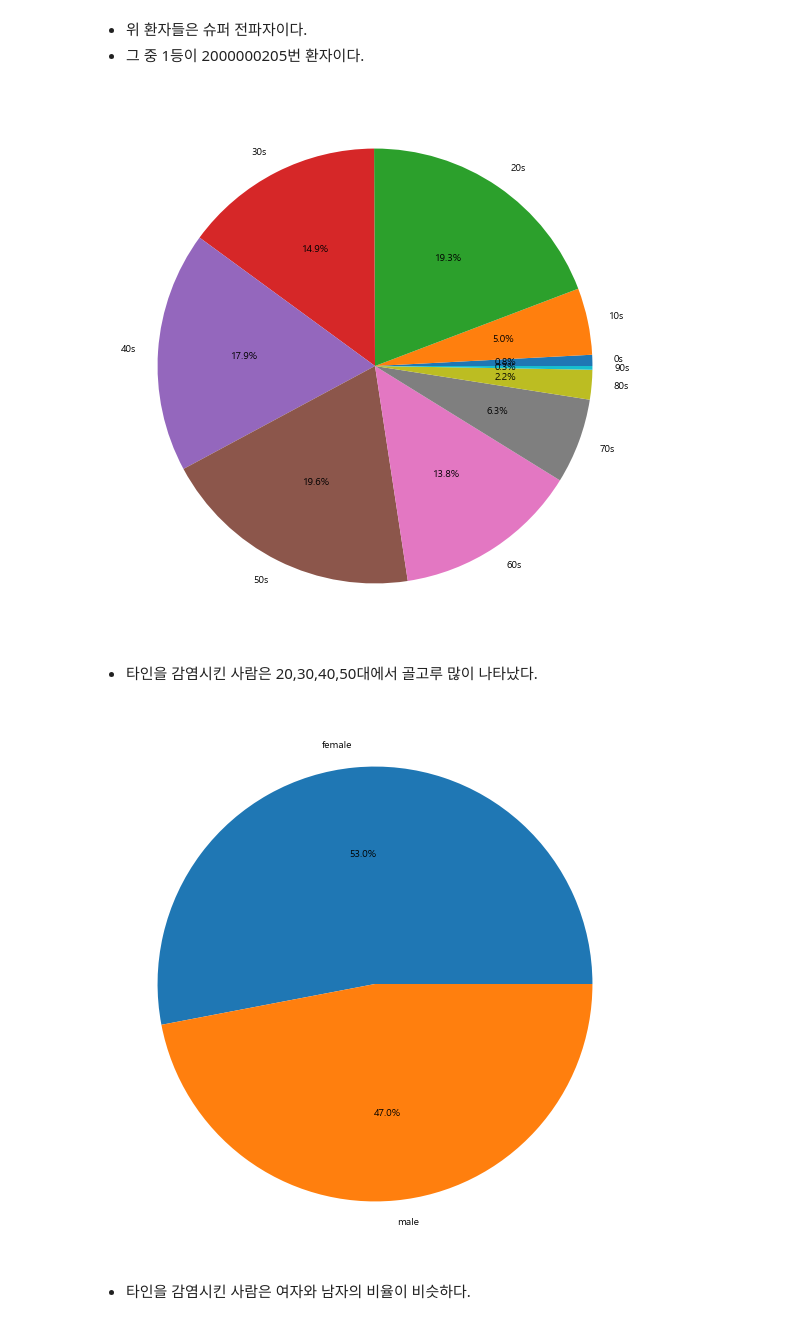
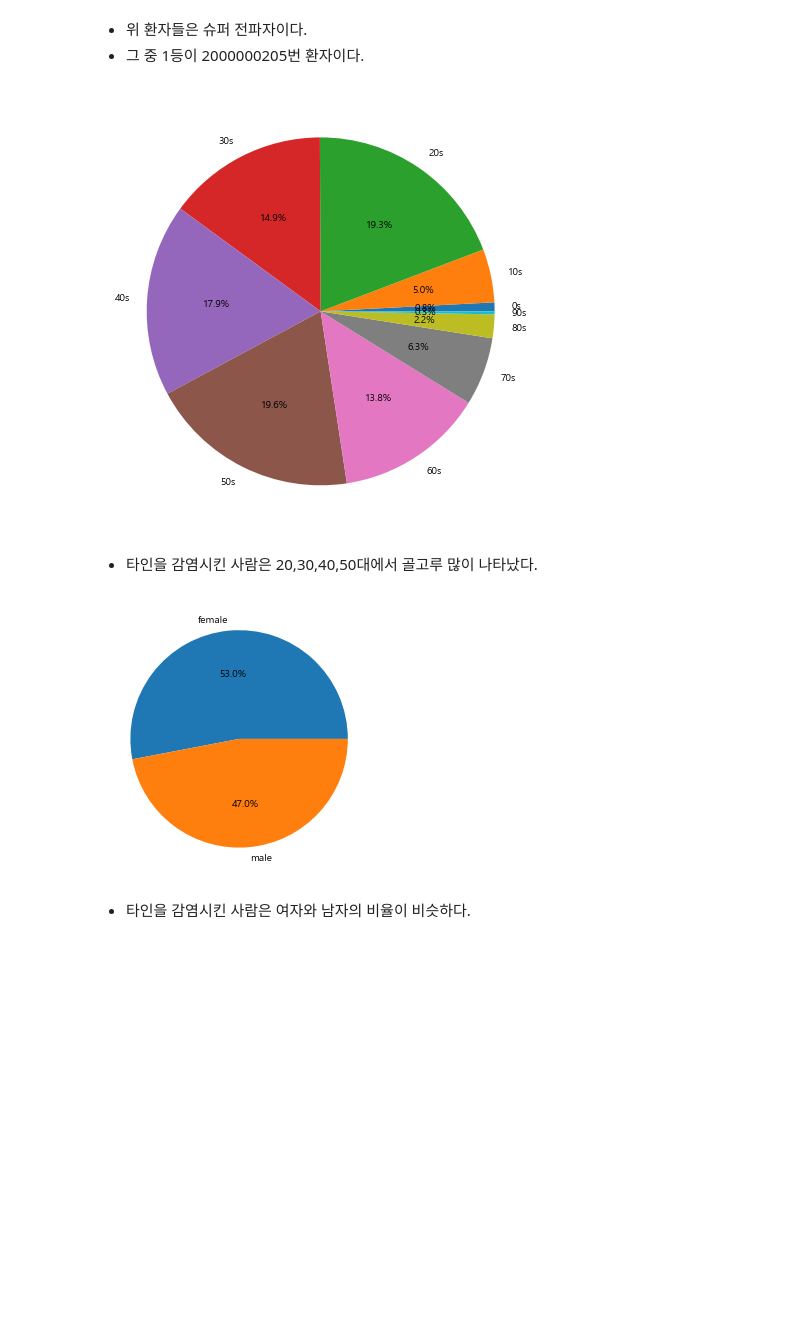
Before and after one commit to inuinseoul/2020teammate, a Jupyter notebook: 데이터 시각화 프로젝트/박인우/corona_inu2.ipynb, the cells around one changed output. Drawn from its saved outputs; the diff is of its cells as text; code cells hidden in the pictures; blank space fills up the shorter version.

```diff
--- a/데이터 시각화 프로젝트/박인우/corona_inu2.ipynb
+++ b/데이터 시각화 프로젝트/박인우/corona_inu2.ipynb
@@ -63,21 +63,21 @@ for i in range(1,len(spreader_list)):
 spreader_age = spreader_df.groupby('age').patient_id.count()
 spreader_sex = spreader_df.groupby('sex').patient_id.count()
 
-plt.figure(figsize=(10, 10))
+plt.figure(figsize=(8, 8))
 plt.pie(spreader_age.values, labels=spreader_age.index, autopct='%0.1f%%')
 plt.xticks(rotation=90)
 plt.show()
 # %% [output]
-[figure, old version]
+[figure, new version]
 # %% [markdown]
 - 타인을 감염시킨 사람은 20,30,40,50대에서 골고루 많이 나타났다.
 # %%
-plt.figure(figsize=(10, 10))
+plt.figure(figsize=(5, 5))
 plt.pie(spreader_sex.values, labels=spreader_sex.index, autopct='%0.1f%%')
 plt.xticks(rotation=90)
 plt.show()
 # %% [output]
-[figure, old version]
+[figure, new version]
 # %% [markdown]
 - 타인을 감염시킨 사람은 여자와 남자의 비율이 비슷하다.
 # %%
```
